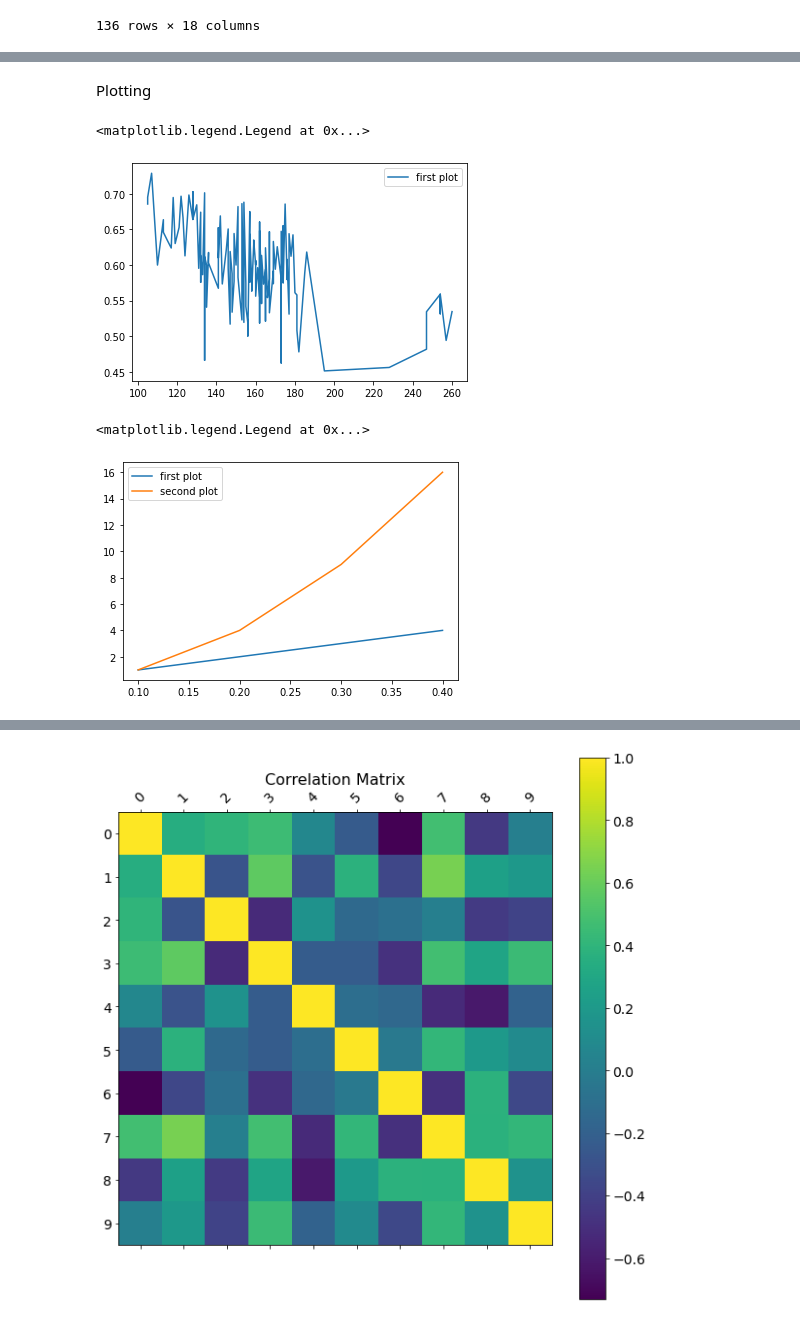
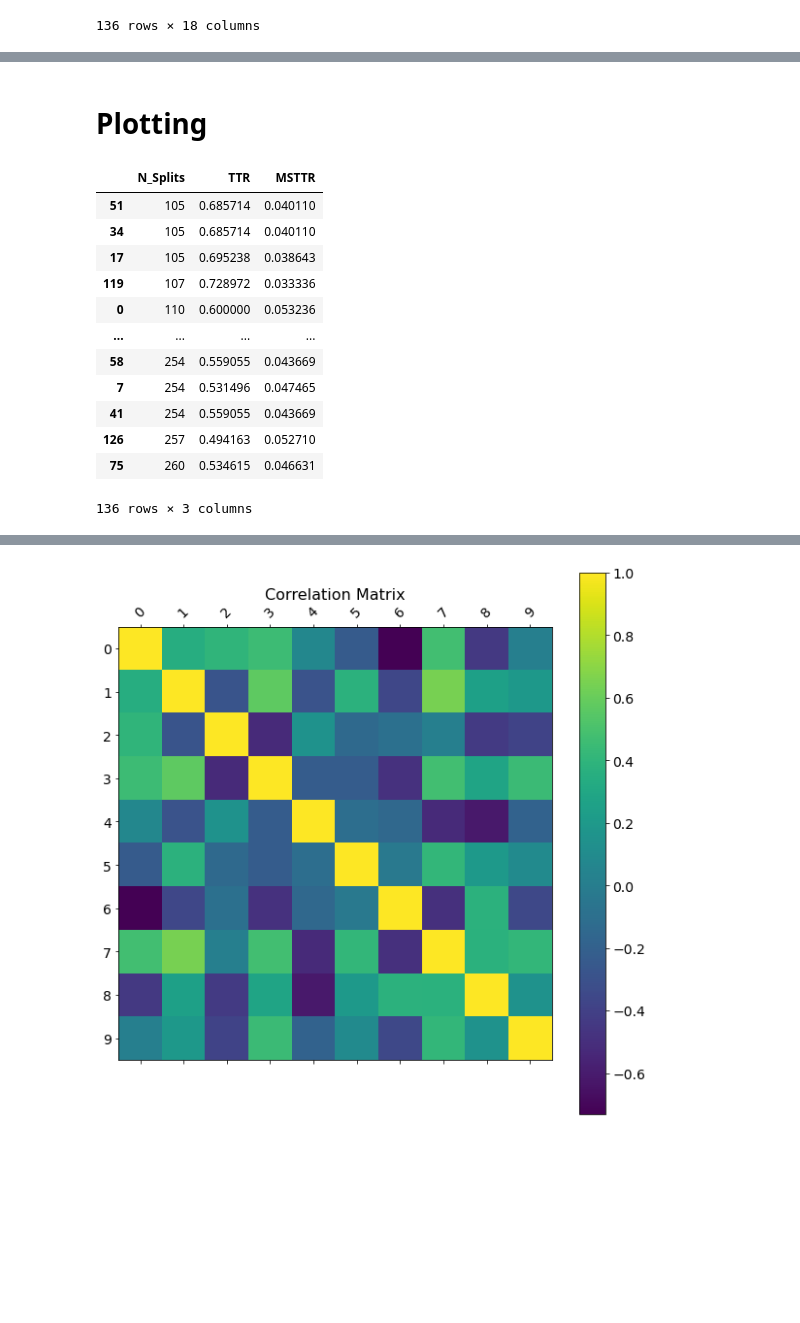
Before and after one commit to MK316/Workingpapers, a Jupyter notebook: ksat_dataprocess_items.ipynb, the cells around one changed output, grey strips where cells are left out. Cells and saved outputs as stored; diff of their text form; code cells hidden in the pictures; blank space fills up the shorter version.

```diff
--- a/ksat_dataprocess_items.ipynb
+++ b/ksat_dataprocess_items.ipynb
@@ -162,28 +170,28 @@ df2.describe()
 | 50% | 2018.500000 | 959.500000 | 156.500000 | 0.600000 | 7.441873 | 0.898149 | 0.046585 | 0.773333 | 0.775913 | 0.806953 | 68.431332 | ... |
 | 75% | 2020.250000 | 1051.250000 | 169.000000 | 0.646190 | 7.936625 | 0.913734 | 0.051133 | 0.800000 | 0.799780 | 0.830078 | 82.787943 | ... |
 | max | 2022.000000 | 1608.000000 | 260.000000 | 0.728972 | 9.071147 | 0.932349 | 0.073482 | 0.890000 | 0.866111 | 0.880651 | 128.591868 | ... |
-# %% [markdown]
-Plotting
+# %% [markdown]
+# Plotting
 # %%
 from matplotlib import pyplot as plt
 # %%
 ordered_ttr = list(df2['TTR']).sort()
 ordered_ttr
 # %%
-a1 = df2[['N_Splits','TTR']]
+a1 = df2[['N_Splits','TTR','MSTTR']]
 a2 = a1.sort_values(by=['N_Splits'])
 a2
+# %% [output]
+|  | N_Splits | TTR | MSTTR |
+| 51 | 105 | 0.685714 | 0.040110 |
+| 34 | 105 | 0.685714 | 0.040110 |
+| 17 | 105 | 0.695238 | 0.038643 |
+| 119 | 107 | 0.728972 | 0.033336 |
+| 0 | 110 | 0.600000 | 0.053236 |
+| ... | ... | ... | ... |
+| 58 | 254 | 0.559055 | 0.043669 |
+| 7 | 254 | 0.531496 | 0.047465 |
+| 41 | 254 | 0.559055 | 0.043669 |
+| 126 | 257 | 0.494163 | 0.052710 |
+| 75 | 260 | 0.534615 | 0.046631 |
+136 rows × 3 columns
-# %%
-plt.plot(a2['N_Splits'],a2['TTR'],  label='first plot')
-# plt.plot([0.1, 0.2, 0.3, 0.4], [1, 4, 9, 16], label='second plot')
-plt.legend()
-# %% [output]
-<matplotlib.legend.Legend at 0x...>
-[figure, removed]
-# %%
-plt.plot([0.1, 0.2, 0.3, 0.4], [1, 2, 3, 4], label='first plot')
-plt.plot([0.1, 0.2, 0.3, 0.4], [1, 4, 9, 16], label='second plot')
-plt.legend()
-# %% [output]
-<matplotlib.legend.Legend at 0x...>
-[figure, removed]
```
Also changed, not shown: parts of 13 cells of this notebook.
